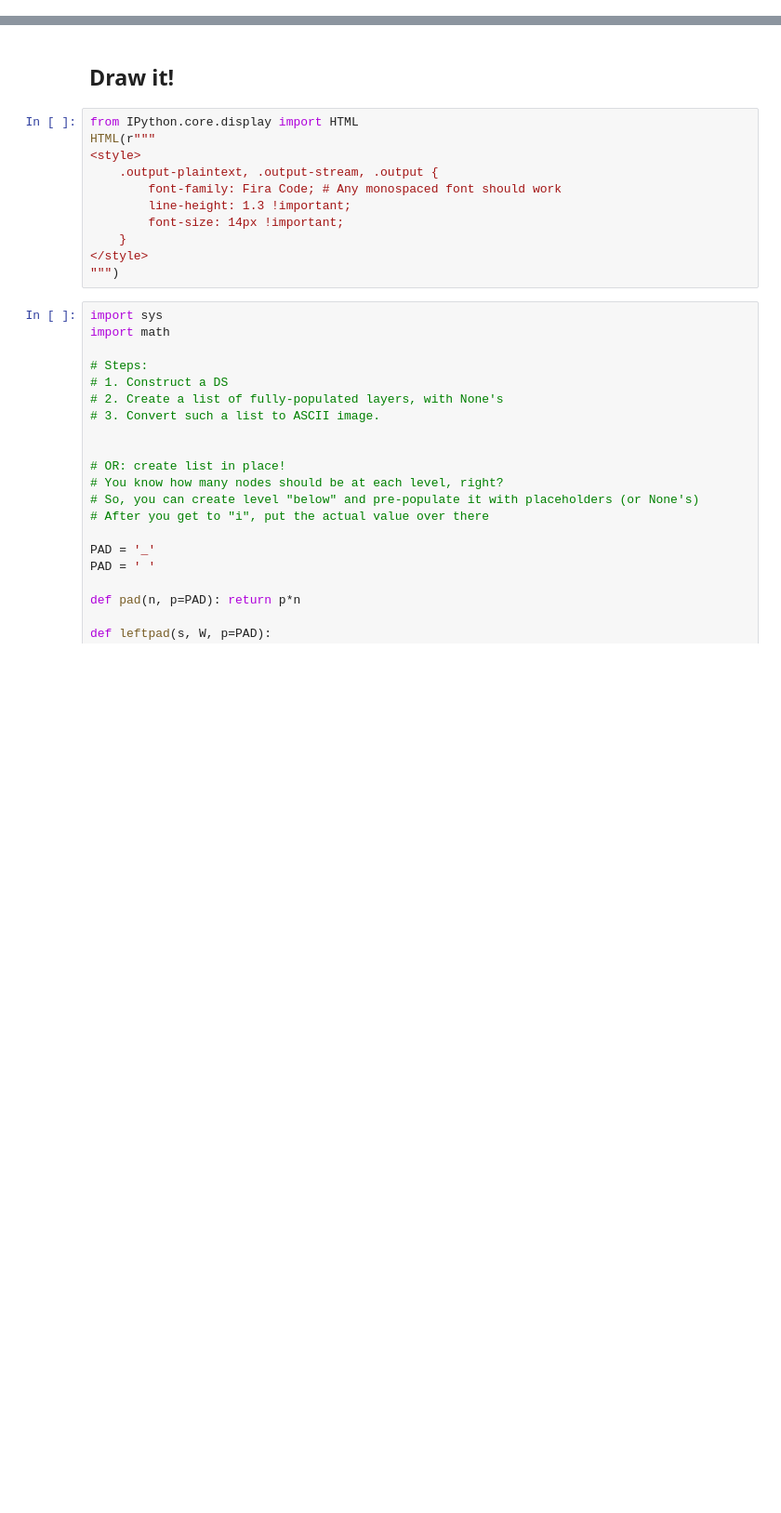
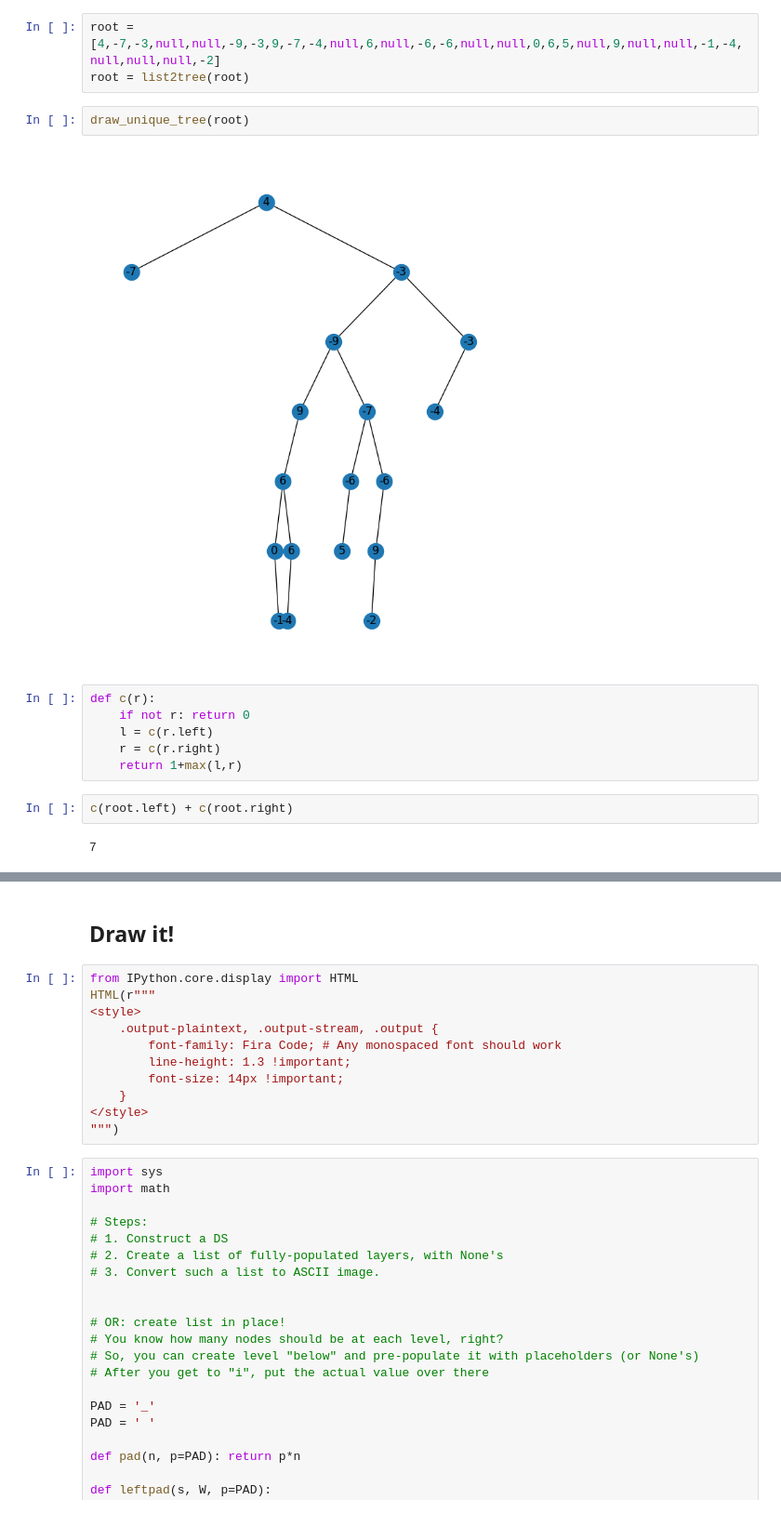
Before and after one commit to kilianovski/study, a Jupyter notebook: algorithms/03_00_trees.ipynb, the cells around one changed output, grey strips where cells are left out. Shown at 93% size. Cells and saved outputs as stored; diff of their text form; blank space fills up the shorter version.

```diff
--- a/algorithms/03_00_trees.ipynb
+++ b/algorithms/03_00_trees.ipynb
@@ -10,0 +201,17 @@ class TreeNode:
+# %%
+root = [4,-7,-3,null,null,-9,-3,9,-7,-4,null,6,null,-6,-6,null,null,0,6,5,null,9,null,null,-1,-4,null,null,null,-2]
+root = list2tree(root)
+# %%
+draw_unique_tree(root)
+# %% [output]
+[figure, added]
+# %%
+def c(r):
+    if not r: return 0
+    l = c(r.left)
+    r = c(r.right)
+    return 1+max(l,r)
+# %%
+c(root.left) + c(root.right)
+# %% [output]
+7
```
Also changed, not shown: parts of 39 cells of this notebook, 11 other files.
